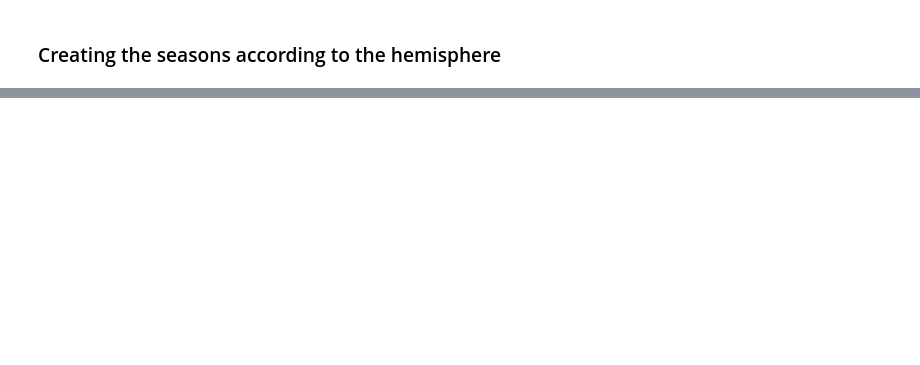
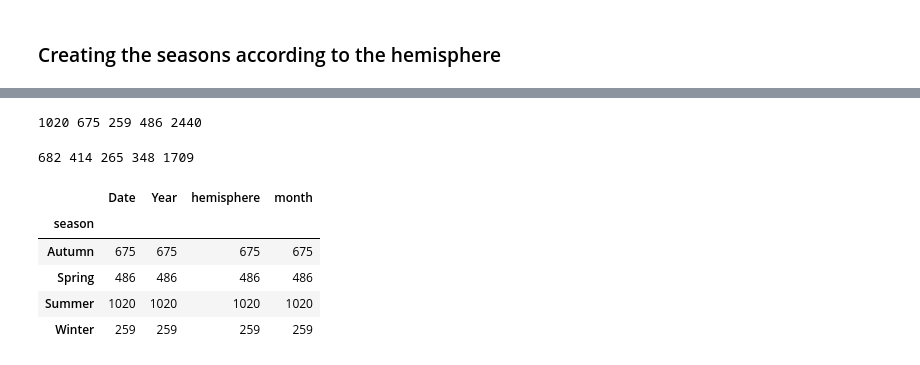
Before and after one commit to David-TC13/project_shark, a Jupyter notebook: Hypothesis 1.ipynb, the cells around one changed output, grey strips where cells are left out. Cells and saved outputs as stored; diff of their text form; code cells hidden in the pictures; blank space fills up the shorter version.

```diff
--- a/Hypothesis 1.ipynb
+++ b/Hypothesis 1.ipynb
@@ -249,0 +215,4 @@ def find_season(month, hemisphere):
+# %%
+print(north_summer, north_autm, north_wnt, north_sprng, total_north)
+# %% [output]
+1020 675 259 486 2440
@@ -249,0 +225,13 @@ def find_season(month, hemisphere):
+# %%
+print (south_summer, south_autm, south_wnt, south_sprng, total_south)
+# %% [output]
+682 414 265 348 1709
+# %%
+df_north.groupby("season").agg("count")
+# %% [output]
+|  | Date | Year | hemisphere | month |
+| season |  |  |  |  |
+| Autumn | 675 | 675 | 675 | 675 |
+| Spring | 486 | 486 | 486 | 486 |
+| Summer | 1020 | 1020 | 1020 | 1020 |
+| Winter | 259 | 259 | 259 | 259 |
```
Also changed, not shown: parts of 31 cells of this notebook.
